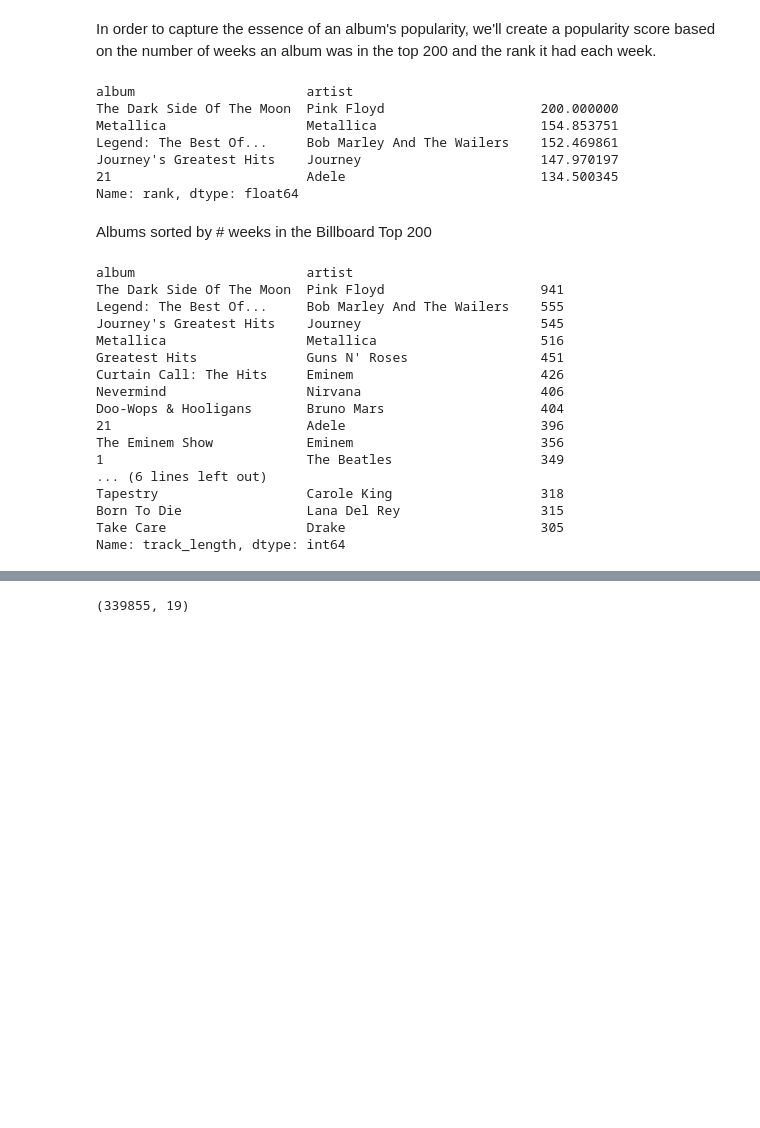
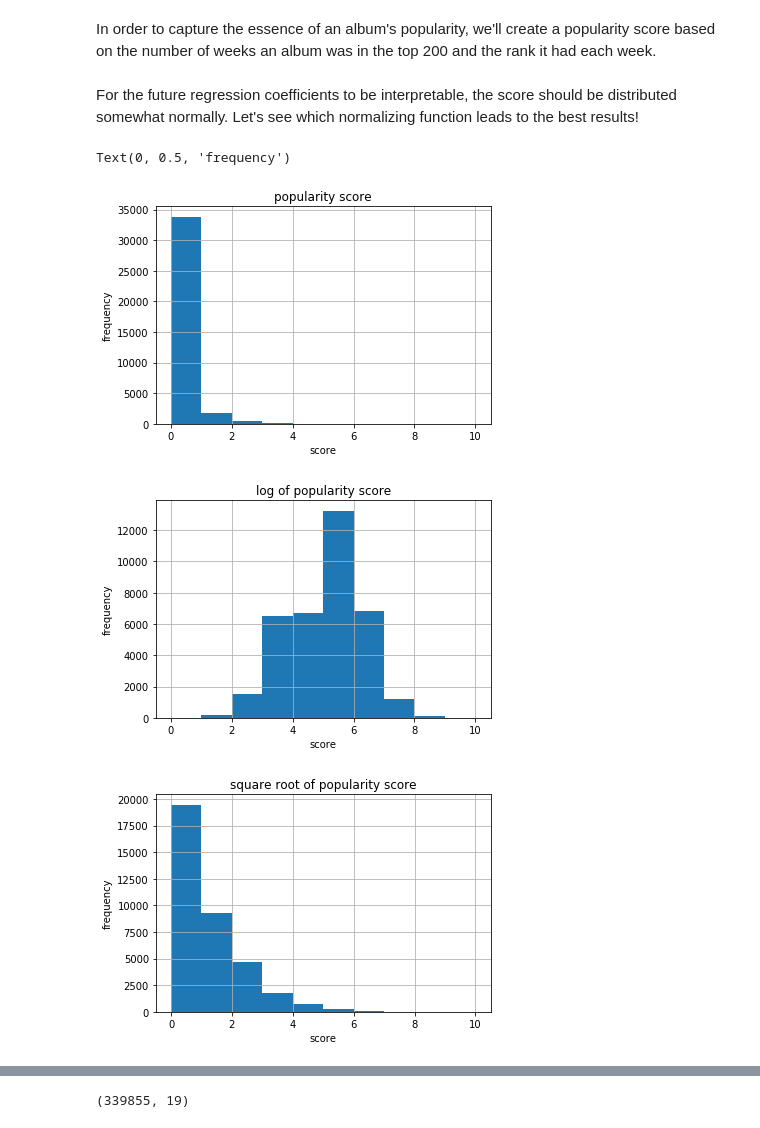
Before and after one commit to shaiyon/Spotify-Analysis, a Jupyter notebook: Exploratory Data Analysis.ipynb, the cells around one changed output, grey strips where cells are left out. Cells and saved outputs as stored; diff of their text form; code cells hidden in the pictures; blank space fills up the shorter version.

```diff
--- a/Exploratory Data Analysis.ipynb
+++ b/Exploratory Data Analysis.ipynb
@@ -19,45 +21,40 @@ albums.head(3)
 | 3 | 4 | 2019-01-19 | Soundtrack | Spider-Man: Into The Spider-Verse | 3.0 | 13.0 | 190866.384615 |
 # %% [markdown]
 In order to capture the essence of an album's popularity, we'll create a popularity score based on the number of weeks an album was in the top 200 and the rank it had each week.
-# %%
-# Make rank 1 worth 250 points and rank 200 worth 51 points,
-# valuing higher rank while placing weight on being in the top 200 in the first place
-albums['rank'] = np.abs(albums['rank'] - 251)
-# Aggregating score per album
-popularity = albums.groupby(['album', 'artist'])['rank'].sum().sort_values(ascending=False)
-# Using a linear conversion to scale the scores from 0-100 for easier interpretability
-# NewValue = (((OldValue - OldMin) * (NewMax - NewMin)) / (OldMax - OldMin)) + NewMin
-popularity = (((popularity - popularity.min()) * 200) / (popularity.max() - popularity.min())) + 0
-# Set index to album only, for future data joining
-#popularity = popularity.reset_index().set_index('album')
-popularity.head()
-# %% [output]
-album                      artist
-The Dark Side Of The Moon  Pink Floyd                    200.000000
-Metallica                  Metallica                     154.853751
-Legend: The Best Of...     Bob Marley And The Wailers    152.469861
-Journey's Greatest Hits    Journey                       147.970197
-21                         Adele                         134.500345
-Name: rank, dtype: float64
-# %% [markdown]
-Albums sorted by # weeks in the Billboard Top 200
-# %%
-albums.groupby(['album', 'artist'])['track_length'].count().sort_values(ascending=False).head(20)
-# %% [output]
-album                      artist
-The Dark Side Of The Moon  Pink Floyd                    941
-Legend: The Best Of...     Bob Marley And The Wailers    555
-Journey's Greatest Hits    Journey                       545
-Metallica                  Metallica                     516
-Greatest Hits              Guns N' Roses                 451
-Curtain Call: The Hits     Eminem                        426
-Nevermind                  Nirvana                       406
-Doo-Wops & Hooligans       Bruno Mars                    404
-21                         Adele                         396
-The Eminem Show            Eminem                        356
-1                          The Beatles                   349
-... (6 lines left out)
-Tapestry                   Carole King                   318
-Born To Die                Lana Del Rey                  315
-Take Care                  Drake                         305
-Name: track_length, dtype: int64
+# %%
+from sklearn.preprocessing import MinMaxScaler
+
+def popularity_score(albums, log=False, sqrt=False):
+    # Make rank 1 worth 200 points and rank 200 worth 1 point (per week)
+    albums['rank'] = np.abs(albums['rank'] - 201)
+    # Aggregating the score per album
+    popularity = albums.groupby(['album', 'artist'])['rank'].sum().sort_values(ascending=False)
+    # Normalize potentially skewed score distribution with log or square root
+    if log:
+        popularity = np.log(popularity)
+    if sqrt:
+        popularity = np.sqrt(popularity)
+    # Scale popularity score to 0-10 for easier interpretability
+    scaler = MinMaxScaler(feature_range=(0,10))
+    popularity = pd.DataFrame(scaler.fit_transform(popularity.values.reshape(-1,1)), index=popularity.index, columns=['popularity_score'])
+    return popularity
+# %% [markdown]
+For the future regression coefficients to be interpretable, the score should be distributed somewhat normally. Let's see which normalizing function leads to the best results!
+# %%
+popularity_score(albums).hist()
+plt.title('popularity score')
+plt.xlabel('score')
+plt.ylabel('frequency')
+popularity_score(albums, log=True).hist()
+plt.title('log of popularity score')
+plt.xlabel('score')
+plt.ylabel('frequency')
+popularity_score(albums, sqrt=True).hist()
+plt.title('square root of popularity score')
+plt.xlabel('score')
+plt.ylabel('frequency')
+# %% [output]
+Text(0, 0.5, 'frequency')
+[figure, added]
+[figure, added]
+[figure, added]
```
Also changed, not shown: parts of 7 cells of this notebook.
